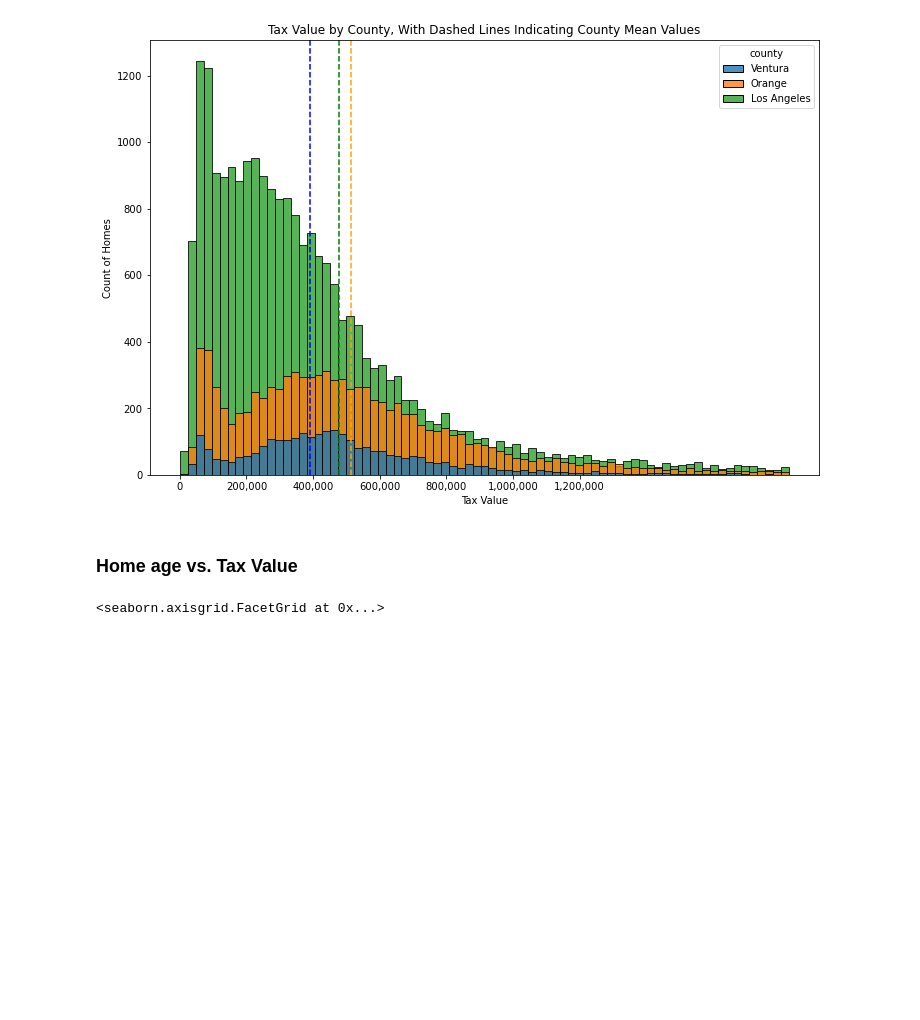
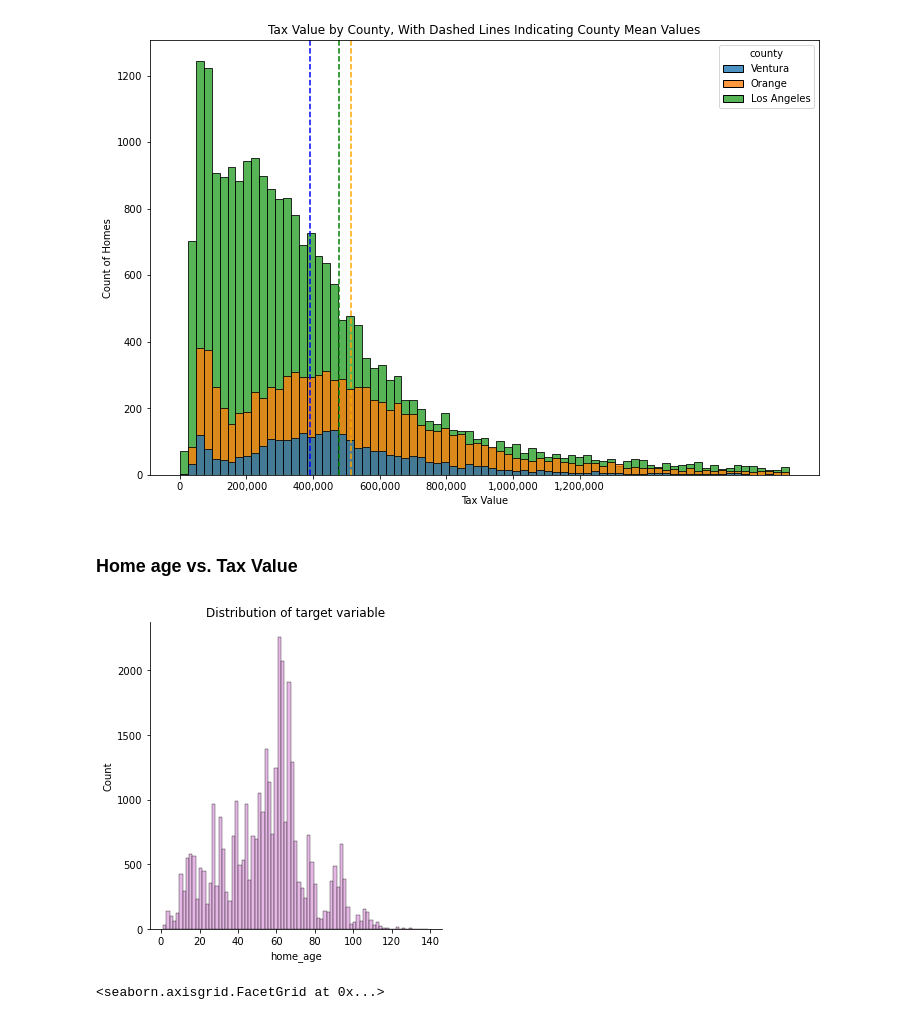
Before and after one commit to cristinalucin/regression-project, a Jupyter notebook: project_workbook.ipynb, the cells around one changed output. Drawn from its saved outputs; the diff is of its cells as text; code cells hidden in the pictures; blank space fills up the shorter version.

```diff
--- a/project_workbook.ipynb
+++ b/project_workbook.ipynb
@@ -863,6 +883,12 @@ e.location_viz(train)
 [figure]
 # %% [markdown]
 ### Home age vs. Tax Value
+# %%
+sns.displot(train['home_age'], color='plum')
+plt.title('Distribution of target variable')
+plt.show()
+# %% [output]
+[figure, added]
 # %%
 sns.relplot('home_age', 'tax_value', data=train, kind='scatter')
 # %% [output]
```
Also changed, not shown: parts of 17 cells of this notebook, 2 other files.
